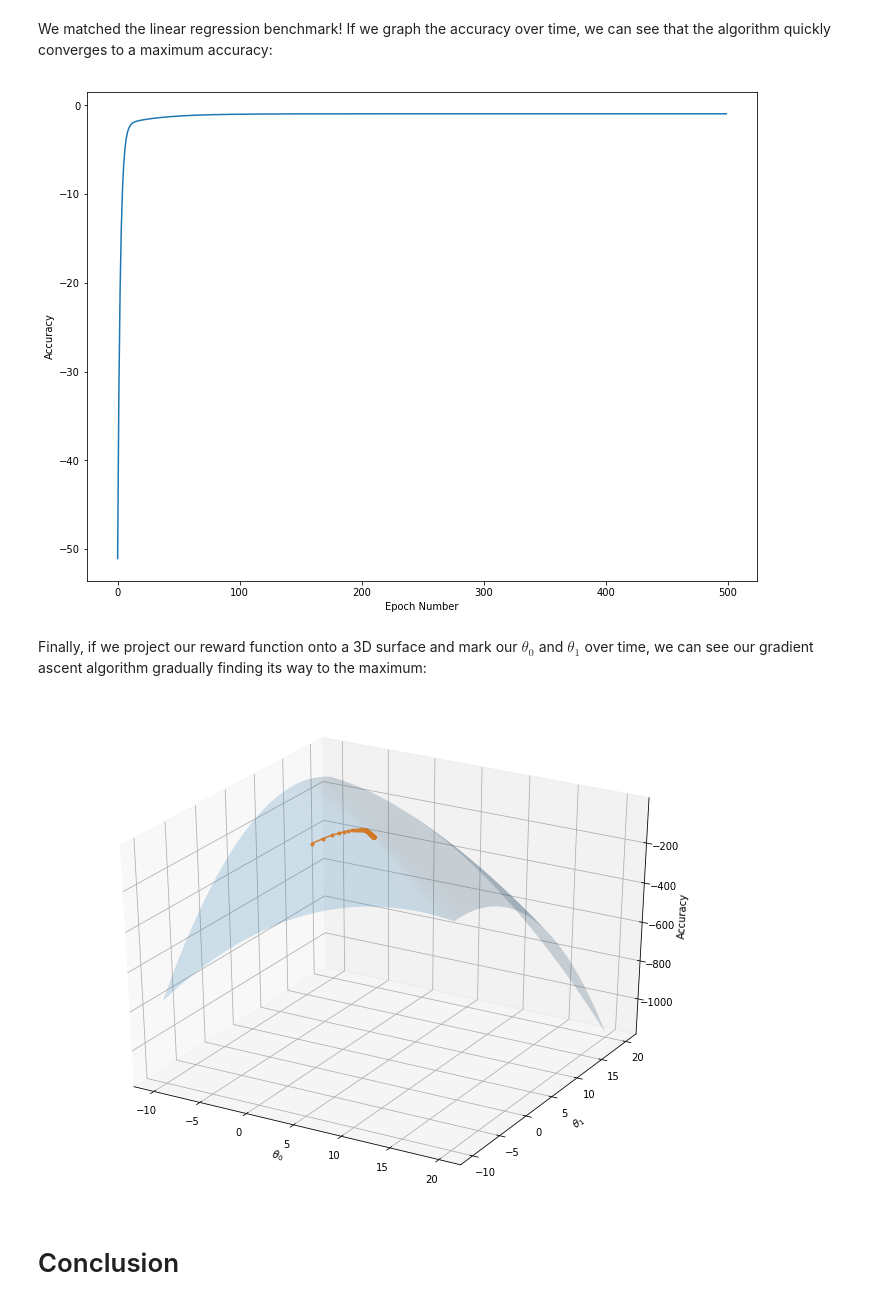
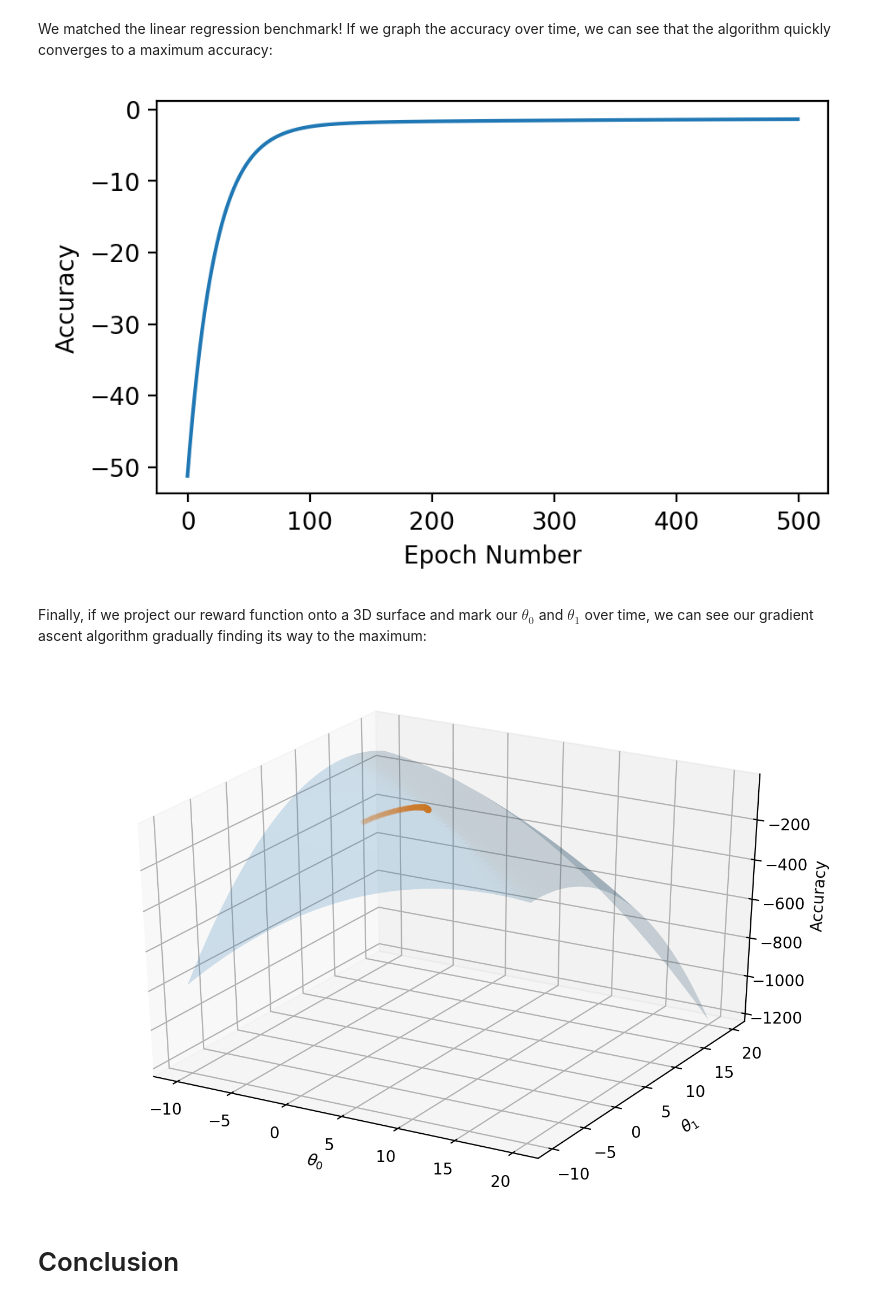
Before and after one commit to teddykoker/blog, a Jupyter notebook: notebooks/trading-with-reinforcement-learning-in-python-part-one-gradient-ascent.ipynb, the cells around one changed output. Drawn from its saved outputs; the diff is of its cells as text; code cells hidden in the pictures.

```diff
--- a/notebooks/trading-with-reinforcement-learning-in-python-part-one-gradient-ascent.ipynb
+++ b/notebooks/trading-with-reinforcement-learning-in-python-part-one-gradient-ascent.ipynb
@@ -18,7 +18,8 @@ Let's first generate some data to perform linear regression with.
 %matplotlib inline
 import numpy as np
 import matplotlib.pyplot as plt
-plt.rcParams["figure.figsize"] = (12, 9) # (w, h)
+plt.rcParams["figure.figsize"] = (5, 3) # (w, h)
+plt.rcParams["figure.dpi"] = 200
 # %%
 m = 100
 x = 2 * np.random.rand(m)
@@ -67,7 +68,7 @@ def gradient(x, y, theta):
 Now we are ready to perform gradient ascent! We will initialize $\theta$ as $[0, 0]$, and update it every epoch, or step using: $\theta = \theta + \alpha{\partial J(\theta) \over \partial\theta}$, where $\alpha$ is our learning rate.
 # %%
 num_epochs = 500
-learning_rate = 0.1
+learning_rate = 0.01
 
 def train(x, y):
     accs = []
@@ -95,24 +96,23 @@ plt.plot(accs)
 plt.xlabel('Epoch Number')
 plt.ylabel('Accuracy');
 # %% [output]
-[figure, old version]
+[figure, new version]
 # %% [markdown]
 Finally, if we project our reward function onto a 3D surface and mark our $\theta_0$ and $\theta_1$ over time, we can see our gradient ascent algorithm gradually finding its way to the maximum:
 # %%
 from mpl_toolkits.mplot3d import Axes3D
 i = np.linspace(-10, 20, 50)
 j = np.linspace(-10, 20, 50)
 i, j = np.meshgrid(i, j)
 k = np.array([accuracy(x, y, th) for th in zip(np.ravel(i), np.ravel(j))]).reshape(i.shape)
-fig = plt.figure()
+fig = plt.figure(figsize=(9,6))
 ax = fig.gca(projection='3d')
 ax.plot_surface(i, j, k, alpha=0.2)
-ax.plot([t[0] for t in thetas], [t[1] for t in thetas], accs, marker="o", markersize=3);
-ax.set_xlabel(r'$\theta_0$')
-ax.set_ylabel(r'$\theta_1$')
+ax.plot([t[0] for t in thetas], [t[1] for t in thetas], accs, marker="o", markersize=3, alpha=0.1);
+ax.set_xlabel(r'$\theta_0$'); ax.set_ylabel(r'$\theta_1$')
 ax.set_zlabel("Accuracy");
 # %% [output]
-[figure, old version]
+[figure, new version]
 # %% [markdown]
 # Conclusion
 # %% [markdown]
```
Also changed, not shown: parts of 3 cells of this notebook, 10 other files.
